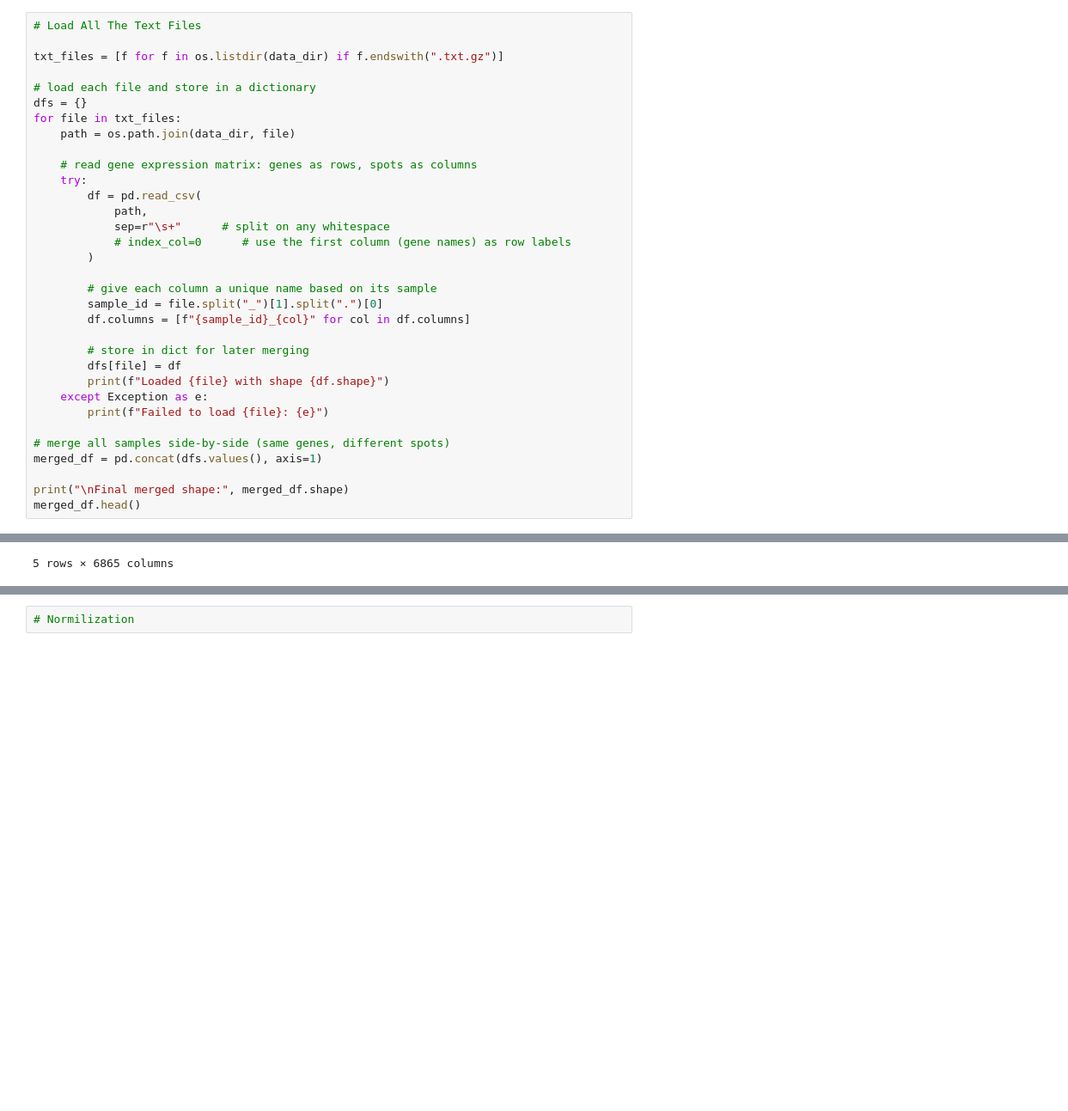
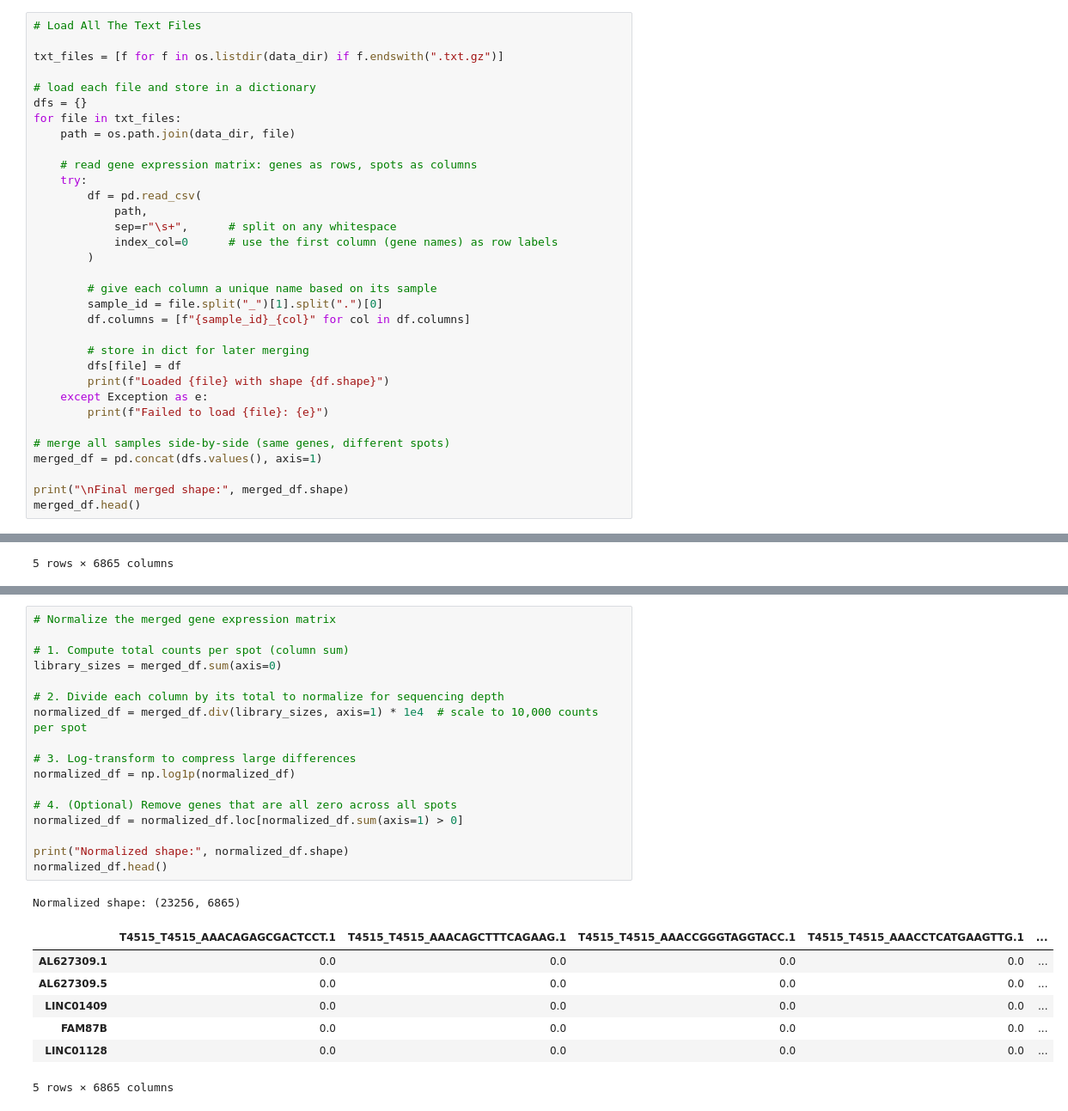
Before and after one commit to josephletobar/parkinsons-spatial-transcriptomics, a Jupyter notebook: parkinsons_analysis.ipynb, the cells around one changed output, grey strips where cells are left out. Shown at 86% size. Drawn from its saved outputs; the diff is of its cells as text; blank space fills up the shorter version.

```diff
--- a/parkinsons_analysis.ipynb
+++ b/parkinsons_analysis.ipynb
@@ -68,8 +97,8 @@ for file in txt_files:
     try:
         df = pd.read_csv(
             path,
-            sep=r"\s+"      # split on any whitespace
-            # index_col=0      # use the first column (gene names) as row labels
+            sep=r"\s+",      # split on any whitespace
+            index_col=0      # use the first column (gene names) as row labels
         )
 
         # give each column a unique name based on its sample
@@ -107,2 +140,26 @@ Final merged shape: (36601, 6865)
 # %%
-# Normilization
+# Normalize the merged gene expression matrix
+
+# 1. Compute total counts per spot (column sum)
+library_sizes = merged_df.sum(axis=0)
+
+# 2. Divide each column by its total to normalize for sequencing depth
+normalized_df = merged_df.div(library_sizes, axis=1) * 1e4  # scale to 10,000 counts per spot
+
+# 3. Log-transform to compress large differences
+normalized_df = np.log1p(normalized_df)
+
+# 4. (Optional) Remove genes that are all zero across all spots
+normalized_df = normalized_df.loc[normalized_df.sum(axis=1) > 0]
+
+print("Normalized shape:", normalized_df.shape)
+normalized_df.head()
+# %% [output]
+Normalized shape: (23256, 6865)
+|  | T4515_T4515_AAACAGAGCGACTCCT.1 | T4515_T4515_AAACAGCTTTCAGAAG.1 | T4515_T4515_AAACCGGGTAGGTACC.1 | T4515_T4515_AAACCTCATGAAGTTG.1 | ... |
+| AL627309.1 | 0.0 | 0.0 | 0.0 | 0.0 | ... |
+| AL627309.5 | 0.0 | 0.0 | 0.0 | 0.0 | ... |
+| LINC01409 | 0.0 | 0.0 | 0.0 | 0.0 | ... |
+| FAM87B | 0.0 | 0.0 | 0.0 | 0.0 | ... |
+| LINC01128 | 0.0 | 0.0 | 0.0 | 0.0 | ... |
+5 rows × 6865 columns
```
Also changed, not shown: parts of 6 cells of this notebook.
